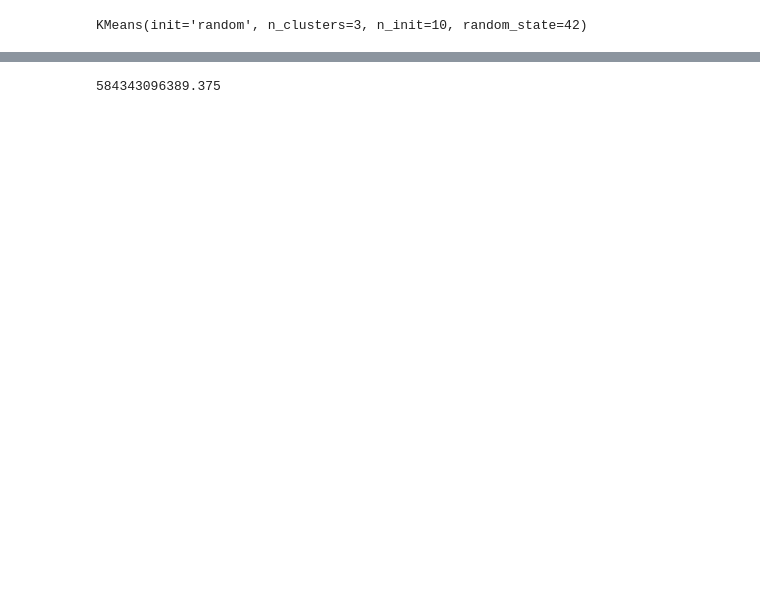
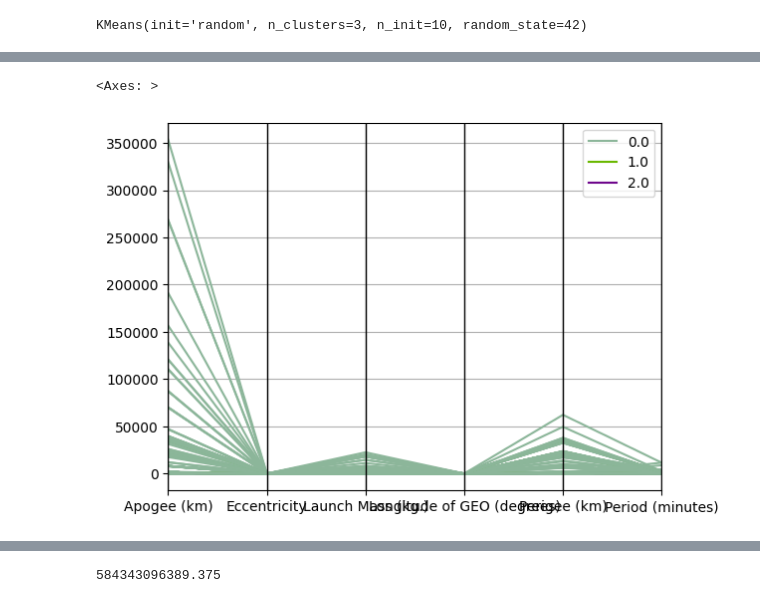
Before and after one commit to premmuvva/cs797, a Jupyter notebook: KMeansOutput.ipynb, the cells around one changed output, grey strips where cells are left out. Drawn from its saved outputs; the diff is of its cells as text; code cells hidden in the pictures; blank space fills up the shorter version.

```diff
--- a/KMeansOutput.ipynb
+++ b/KMeansOutput.ipynb
@@ -258,2 +275,7 @@ kmeans.fit(final_scaled_features)
 # %% [output]
 KMeans(init='random', n_clusters=3, n_init=10, random_state=42)
+# %%
+label = kmeans.predict(final_scaled_features)
+
+print(label)
+print(final_scaled_features)
@@ -259,0 +311,12 @@ KMeans(init='random', n_clusters=3, n_init=10, random_state=42)
+# %%
+# Select features to include in the plot
+def get_plot_data(final_scaled_features, label):
+    plot_feat = ['Apogee (km)', 'Eccentricity', 'Launch Mass (kg.)', 'Longitude of GEO (degrees)', 'Perigee (km)', 'Period (minutes)']
+    final_scaled_features_df = pd.DataFrame(final_scaled_features[plot_feat])
+    label_df = pd.DataFrame()
+    final_scaled_features_df["label"] = pd.DataFrame(label)
+
+    # Concat classes with the normalized data
+    data_norm = pd.concat([final_scaled_features_df, label_df], axis=1)
+    final_scaled_features_df = final_scaled_features_df.dropna()
+    return final_scaled_features_df
@@ -259,0 +351,20 @@ KMeans(init='random', n_clusters=3, n_init=10, random_state=42)
+# %%
+actual = kmeans1.predict(final_scaled_features)
+expected = kmeans.predict(final_scaled_features)
+
+
+actual_plot_data = get_plot_data(final_scaled_features, actual)
+expected_plot_data = get_plot_data(final_scaled_features, expected)
+
+parallel_coordinates(actual_plot_data, 'label')
+
+
+
+# print("Difference after poisioning: ")
+# for i in range(actual.size):
+#     if actual[i] != expected[i]:
+#         print(f"{i} : {actual[i]}, {expected[i]}")
+# (actual==expected).all()
+# %% [output]
+<Axes: >
+[figure, added]
```
Also changed, not shown: parts of 13 cells of this notebook, 2 other files.
